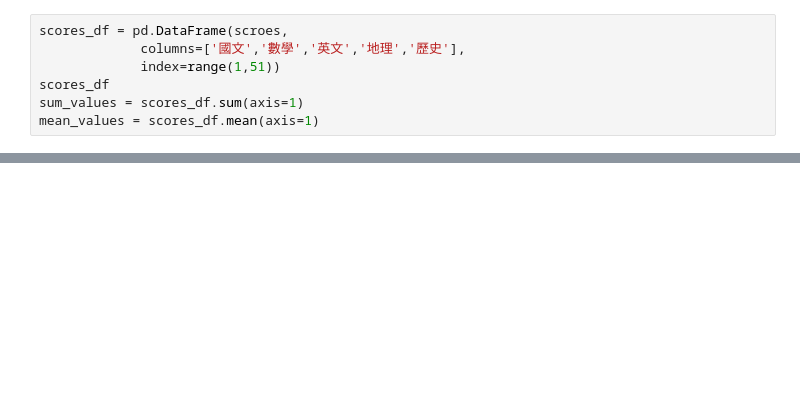
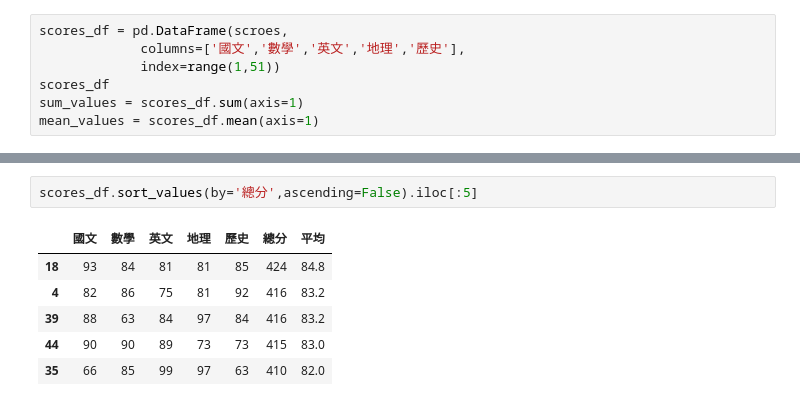
Before and after one commit to Jin562023/__112_python_chihlee__, a Jupyter notebook: lesson13_4.ipynb, the cells around one changed output, grey strips where cells are left out. Drawn from its saved outputs; the diff is of its cells as text; blank space fills up the shorter version.

```diff
--- a/lesson13_4.ipynb
+++ b/lesson13_4.ipynb
@@ -79,0 +80,9 @@ scores_df
+# %%
+scores_df.sort_values(by='總分',ascending=False).iloc[:5]
+# %% [output]
+|  | 國文 | 數學 | 英文 | 地理 | 歷史 | 總分 | 平均 |
+| 18 | 93 | 84 | 81 | 81 | 85 | 424 | 84.8 |
+| 4 | 82 | 86 | 75 | 81 | 92 | 416 | 83.2 |
+| 39 | 88 | 63 | 84 | 97 | 84 | 416 | 83.2 |
+| 44 | 90 | 90 | 89 | 73 | 73 | 415 | 83.0 |
+| 35 | 66 | 85 | 99 | 97 | 63 | 410 | 82.0 |
```
Also changed, not shown: parts of 4 cells of this notebook, 1 other file.
